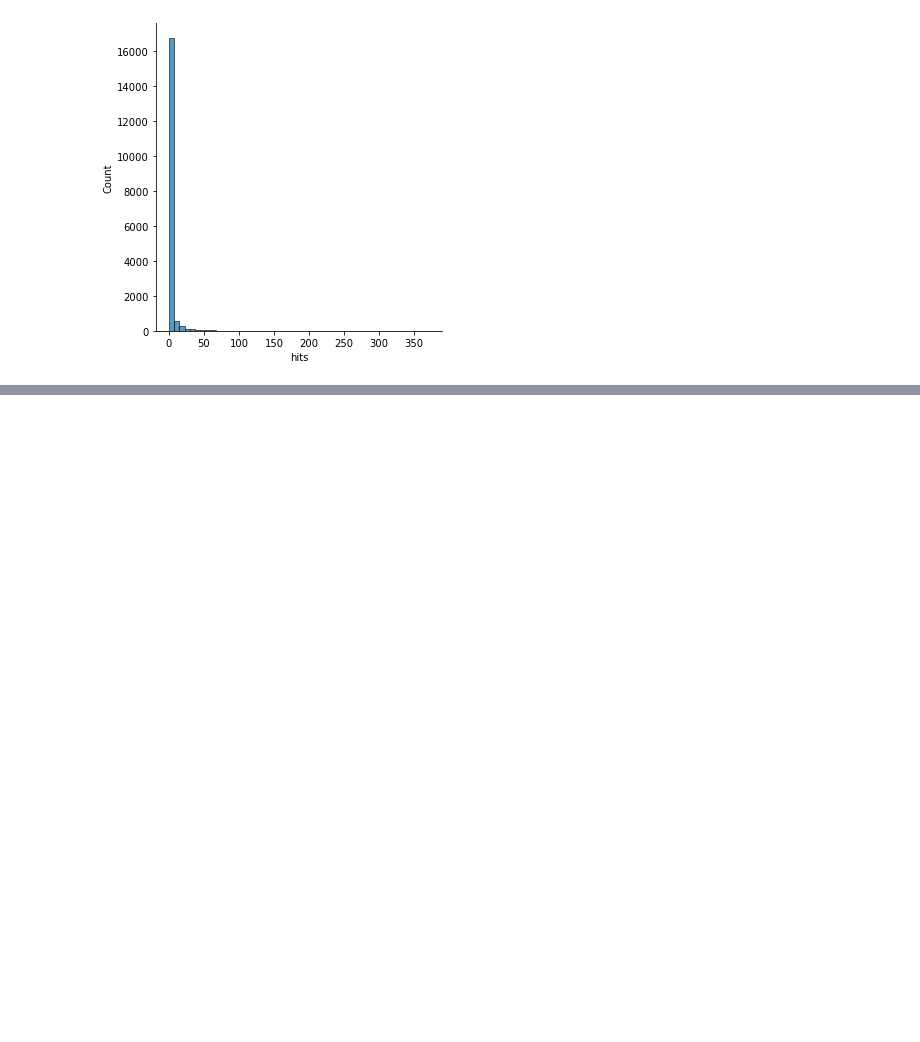
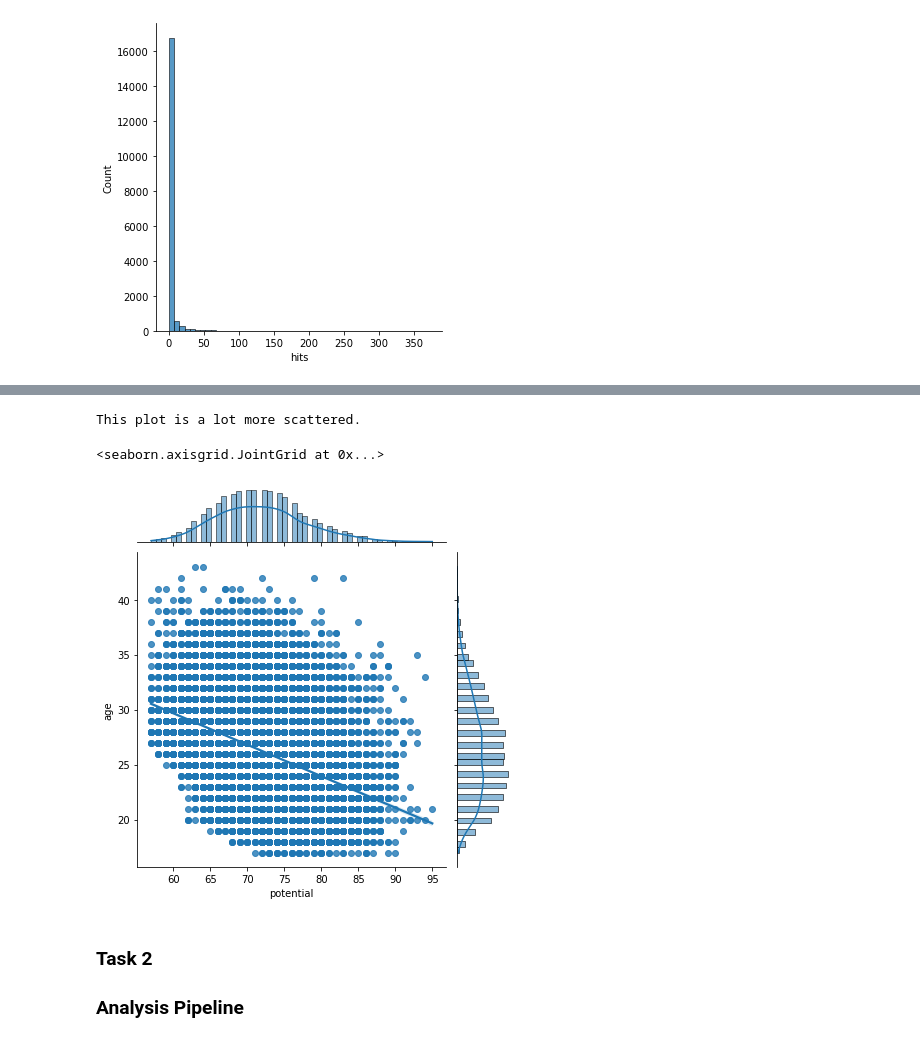
Before and after one commit to data301-2021-winter1/project-group24-project, a Jupyter notebook: notebooks/analysis3.ipynb, the cells around one changed output, grey strips where cells are left out. Drawn from its saved outputs; the diff is of its cells as text; code cells hidden in the pictures; blank space fills up the shorter version.

Commit message:
begin pipeline

```diff
--- a/notebooks/analysis3.ipynb
+++ b/notebooks/analysis3.ipynb
@@ -132,0 +140,11 @@ There are an abundant amount of people with minimum hits but average potential
+# %%
+print("This plot is a lot more scattered.")
+sns.jointplot(x='potential', y='age', data=df, kind='reg')
+# %% [output]
+This plot is a lot more scattered.
+<seaborn.axisgrid.JointGrid at 0x...>
+[figure, added]
+# %% [markdown]
+### Task 2
+
+### Analysis Pipeline
```
Also changed, not shown: parts of 8 cells of this notebook.
